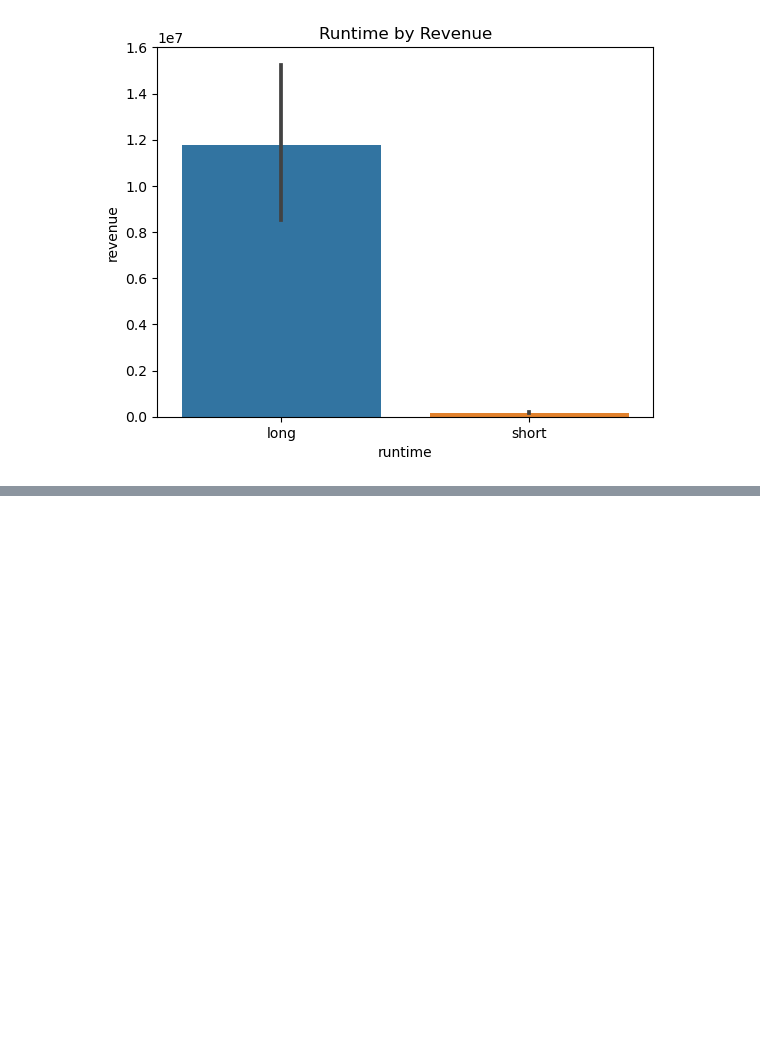
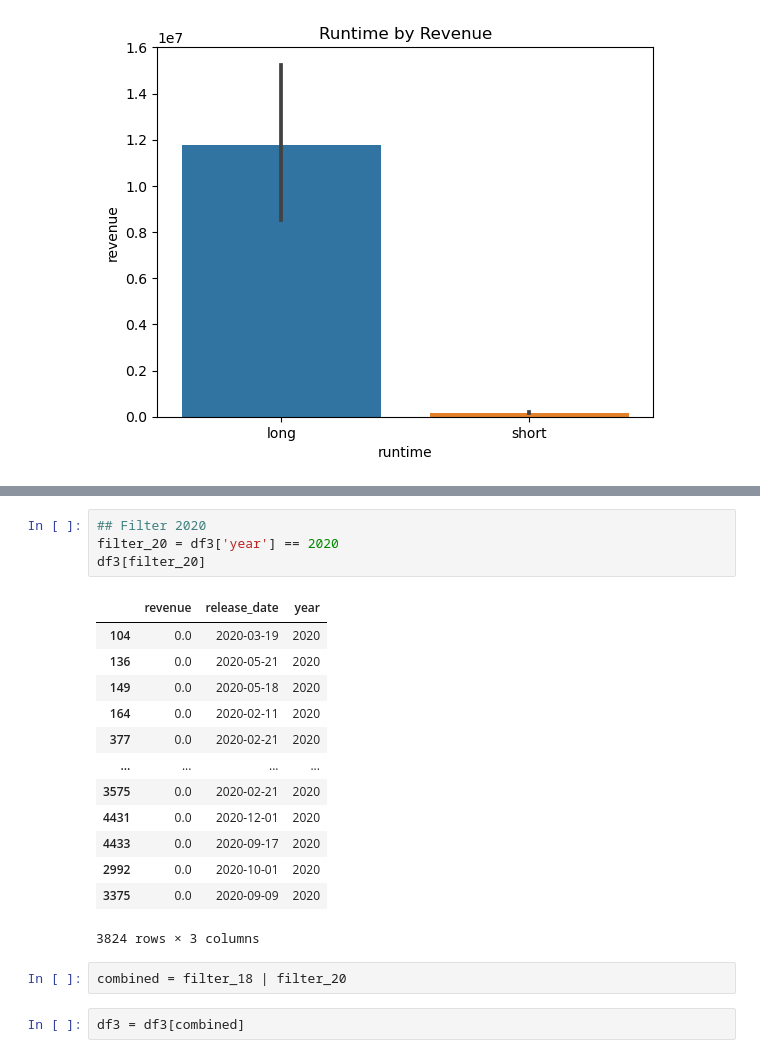
Before and after one commit to tjbingamon/Project-3, a Jupyter notebook: Part 4.ipynb, the cells around one changed output, grey strips where cells are left out. Saved outputs shown, nothing was run; the diff lists cells and outputs as text; blank space fills up the shorter version.

```diff
--- a/Part 4.ipynb
+++ b/Part 4.ipynb
@@ -651,0 +789,22 @@ ax.set_title('Runtime by Revenue');
+# %%
+## Filter 2020
+filter_20 = df3['year'] == 2020
+df3[filter_20]
+# %% [output]
+|  | revenue | release_date | year |
+| 104 | 0.0 | 2020-03-19 | 2020 |
+| 136 | 0.0 | 2020-05-21 | 2020 |
+| 149 | 0.0 | 2020-05-18 | 2020 |
+| 164 | 0.0 | 2020-02-11 | 2020 |
+| 377 | 0.0 | 2020-02-21 | 2020 |
+| ... | ... | ... | ... |
+| 3575 | 0.0 | 2020-02-21 | 2020 |
+| 4431 | 0.0 | 2020-12-01 | 2020 |
+| 4433 | 0.0 | 2020-09-17 | 2020 |
+| 2992 | 0.0 | 2020-10-01 | 2020 |
+| 3375 | 0.0 | 2020-09-09 | 2020 |
+3824 rows × 3 columns
+# %%
+combined = filter_18 | filter_20
+# %%
+df3 = df3[combined]
```
Also changed, not shown: parts of 31 cells of this notebook, 1 other file.
